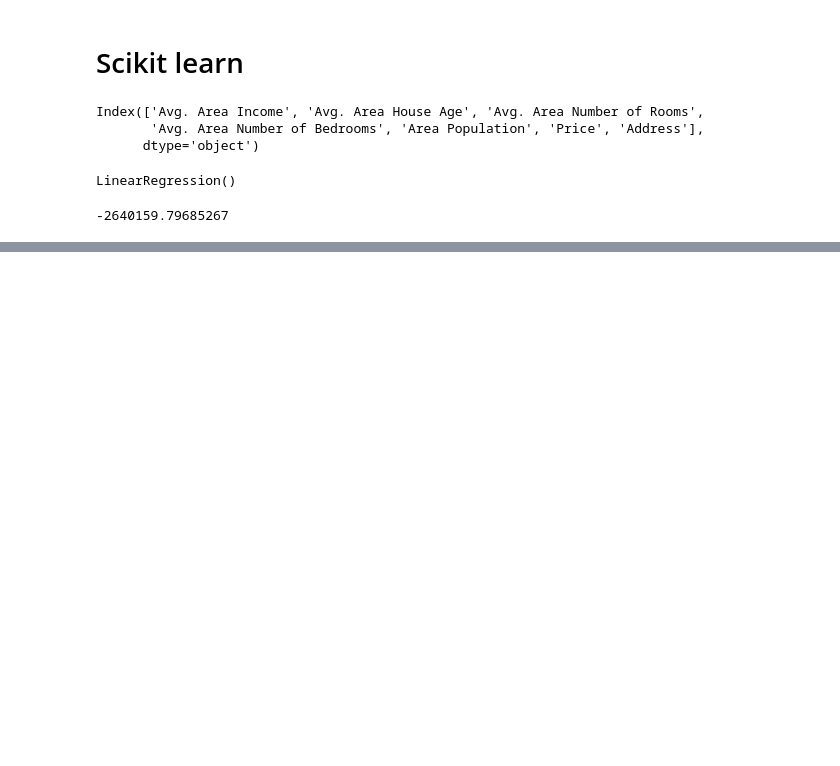
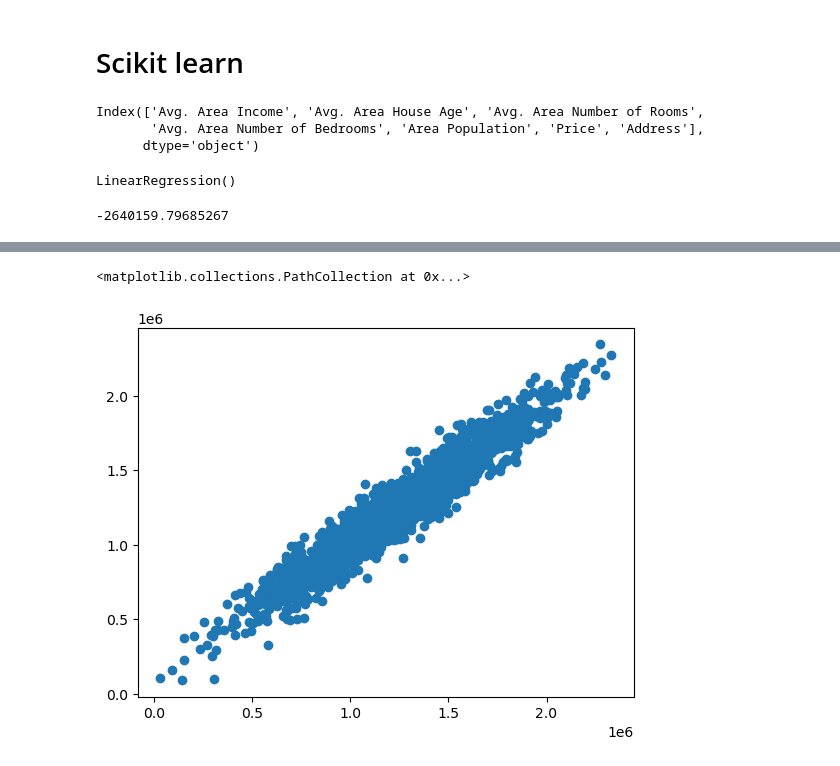
Before and after one commit to SuhasPalani/Python_Data, a Jupyter notebook: linear regression/linear regression.ipynb, the cells around one changed output, grey strips where cells are left out. Saved outputs shown, nothing was run; the diff lists cells and outputs as text; code cells hidden in the pictures; blank space fills up the shorter version.

```diff
--- a/linear regression/linear regression.ipynb
+++ b/linear regression/linear regression.ipynb
@@ -113,0 +212,2 @@ print(lm.intercept_)
+# %%
+predictions=lm.predict(X_test)
@@ -113,0 +234,5 @@ print(lm.intercept_)
+# %%
+plt.scatter(y_test,predictions)
+# %% [output]
+<matplotlib.collections.PathCollection at 0x...>
+[figure, added]
```
Also changed, not shown: parts of 16 cells of this notebook, 1 other file.
